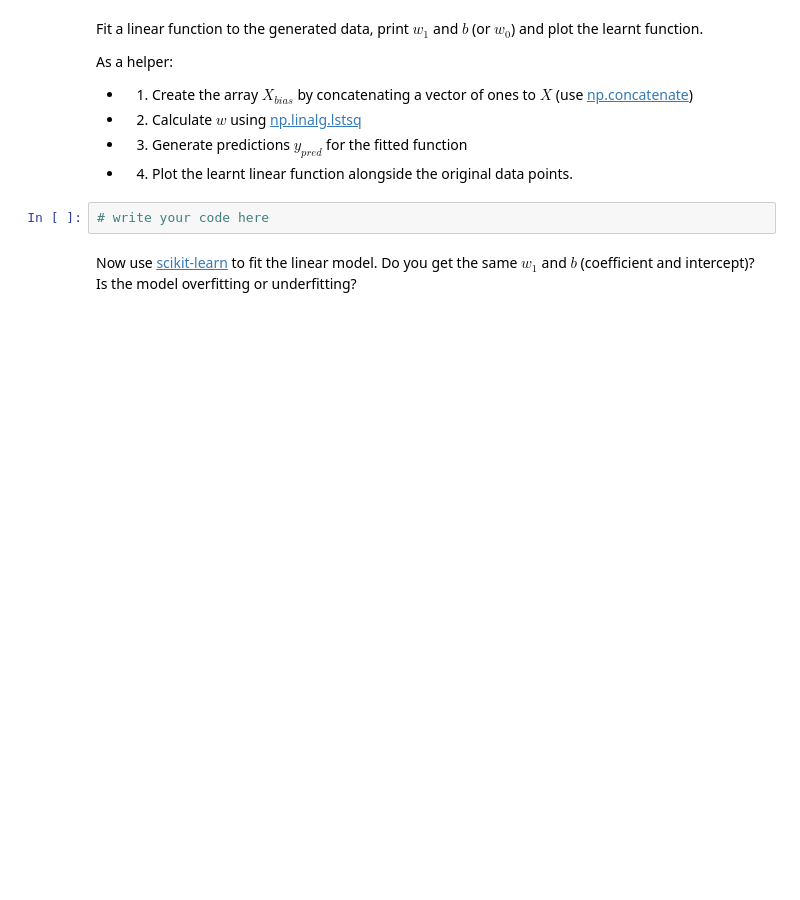
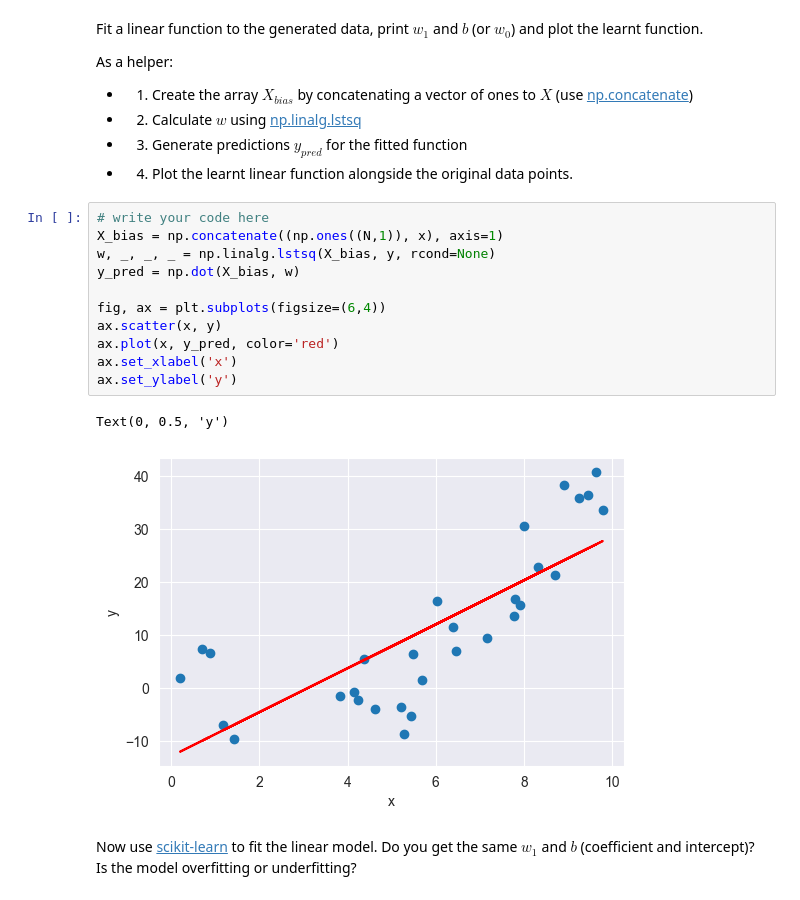
Before and after one commit to ZehuaLiuY/lab_sheets_public, a Jupyter notebook: lab1/lab1-intro_to_numpy_scikitlearn.ipynb, the cells around one changed output. Cells and saved outputs as stored; diff of their text form; blank space fills up the shorter version.

```diff
--- a/lab1/lab1-intro_to_numpy_scikitlearn.ipynb
+++ b/lab1/lab1-intro_to_numpy_scikitlearn.ipynb
@@ -471,8 +471,20 @@ As a helper:
 - 2) Calculate $w$ using [np.linalg.lstsq](https://numpy.org/doc/stable/reference/generated/numpy.linalg.lstsq.html)
 - 3) Generate predictions $y_{pred}$ for the fitted function
 - 4) Plot the learnt linear function alongside the original data points.
-# %%
-# write your code here
+# %%
+# write your code here
+X_bias = np.concatenate((np.ones((N,1)), x), axis=1)
+w, _, _, _ = np.linalg.lstsq(X_bias, y, rcond=None)
+y_pred = np.dot(X_bias, w)
+
+fig, ax = plt.subplots(figsize=(6,4))
+ax.scatter(x, y)
+ax.plot(x, y_pred, color='red')
+ax.set_xlabel('x')
+ax.set_ylabel('y')
+# %% [output]
+Text(0, 0.5, 'y')
+[figure, added]
 # %% [markdown]
 Now use [scikit-learn](https://scikit-learn.org/stable/modules/linear_model.html#ordinary-least-squares) to fit the linear model. Do you get the same $w_1$ and $b$ (coefficient and intercept)? Is the model overfitting or underfitting?
 # %%
```
Also changed, not shown: parts of 1 cell of this notebook.
